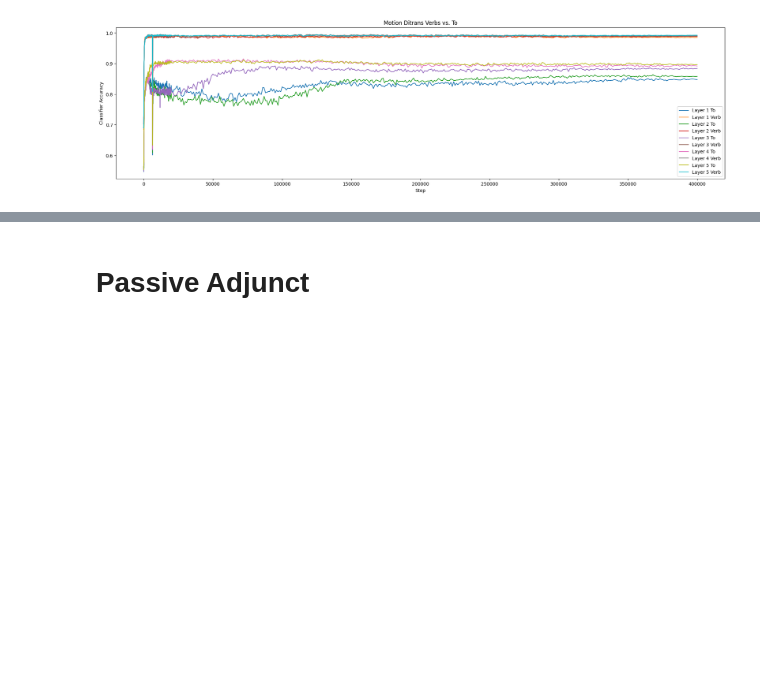
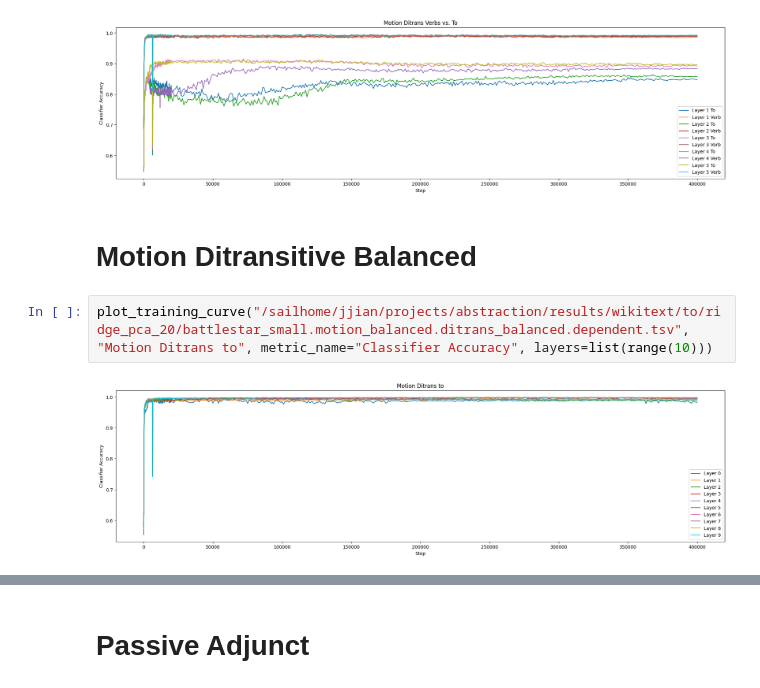
Before and after one commit to jasperjjian/abstraction, a Jupyter notebook: abstraction/analysis/plot.ipynb, the cells around one changed output, grey strips where cells are left out. Saved outputs shown, nothing was run; the diff lists cells and outputs as text; blank space fills up the shorter version.

```diff
--- a/abstraction/analysis/plot.ipynb
+++ b/abstraction/analysis/plot.ipynb
@@ -72,3 +68,9 @@ verb_results = "/sailhome/jjian/projects/abstraction/results/wikitext/to/ridge_p
 plot_pair_training_curve(prep_results,verb_results, "Motion Ditrans Verbs vs. To", metric_name="Classifier Accuracy", layers=list(range(1, 6)), x_max=None)
 # %% [output]
 [figure]
+# %% [markdown]
+# Motion Ditransitive Balanced
+# %%
+plot_training_curve("/sailhome/jjian/projects/abstraction/results/wikitext/to/ridge_pca_20/battlestar_small.motion_balanced.ditrans_balanced.dependent.tsv", "Motion Ditrans to", metric_name="Classifier Accuracy", layers=list(range(10)))
+# %% [output]
+[figure, added]
```
Also changed, not shown: parts of 4 cells of this notebook, 9 other files.
